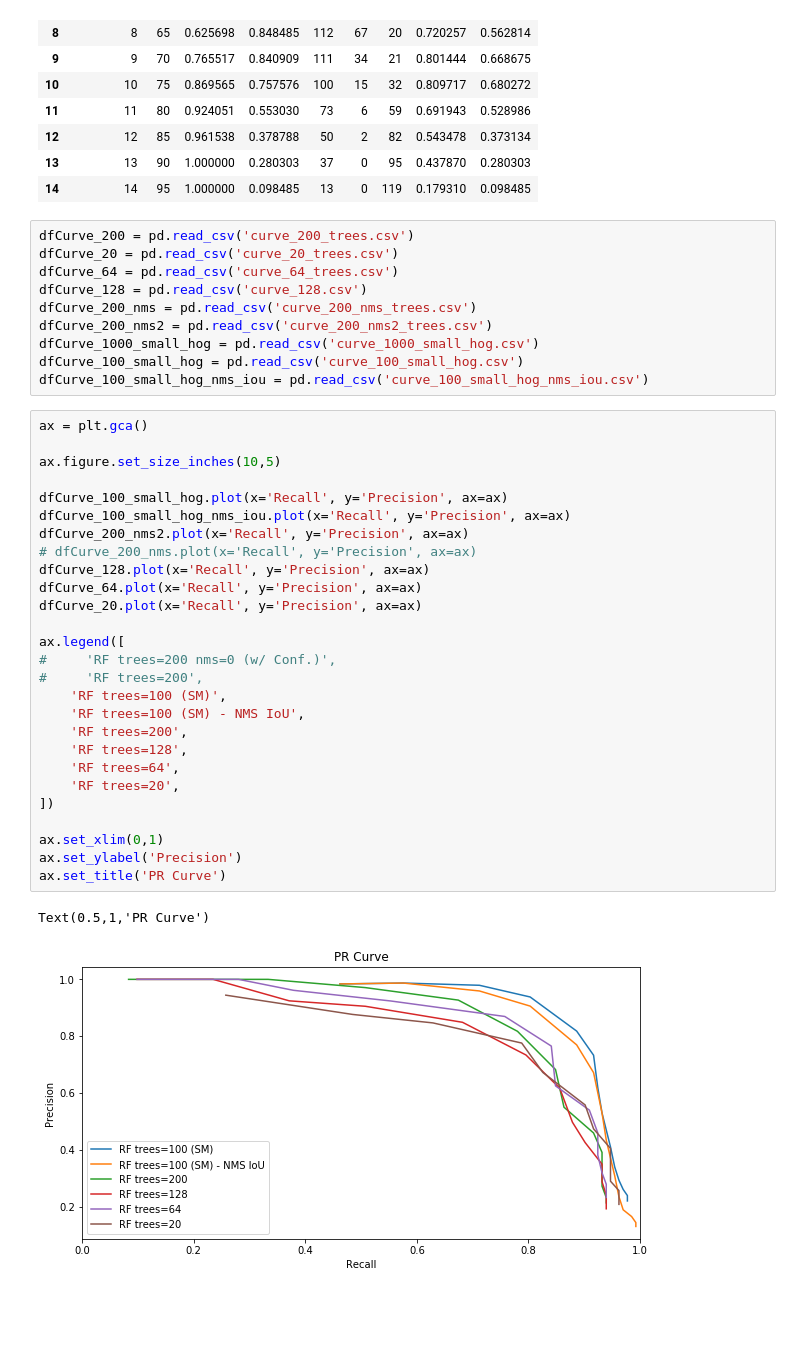
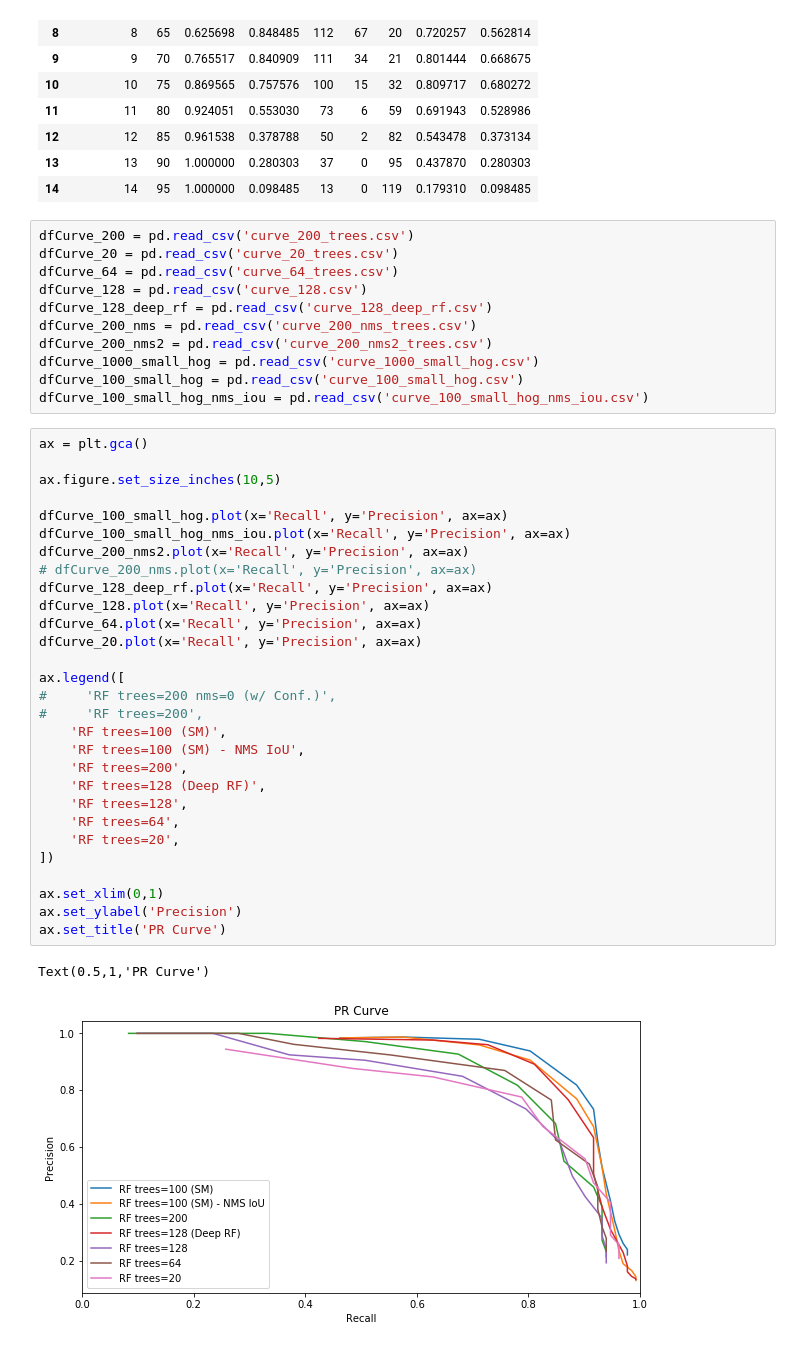
Before and after one commit to d-misra/object-detection, a Jupyter notebook: PR Curve.ipynb, the cells around one changed output. Drawn from its saved outputs; the diff is of its cells as text; blank space fills up the shorter version.

```diff
--- a/PR Curve.ipynb
+++ b/PR Curve.ipynb
@@ -283,6 +283,7 @@ dfCurve_200 = pd.read_csv('curve_200_trees.csv')
 dfCurve_20 = pd.read_csv('curve_20_trees.csv')
 dfCurve_64 = pd.read_csv('curve_64_trees.csv')
 dfCurve_128 = pd.read_csv('curve_128.csv')
+dfCurve_128_deep_rf = pd.read_csv('curve_128_deep_rf.csv')
 dfCurve_200_nms = pd.read_csv('curve_200_nms_trees.csv')
 dfCurve_200_nms2 = pd.read_csv('curve_200_nms2_trees.csv')
 dfCurve_1000_small_hog = pd.read_csv('curve_1000_small_hog.csv')
@@ -291,30 +292,32 @@ dfCurve_100_small_hog_nms_iou = pd.read_csv('curve_100_small_hog_nms_iou.csv')
 # %%
 ax = plt.gca()
 
 ax.figure.set_size_inches(10,5)
 
 dfCurve_100_small_hog.plot(x='Recall', y='Precision', ax=ax)
 dfCurve_100_small_hog_nms_iou.plot(x='Recall', y='Precision', ax=ax)
 dfCurve_200_nms2.plot(x='Recall', y='Precision', ax=ax)
 # dfCurve_200_nms.plot(x='Recall', y='Precision', ax=ax)
+dfCurve_128_deep_rf.plot(x='Recall', y='Precision', ax=ax)
 dfCurve_128.plot(x='Recall', y='Precision', ax=ax)
 dfCurve_64.plot(x='Recall', y='Precision', ax=ax)
 dfCurve_20.plot(x='Recall', y='Precision', ax=ax)
 
 ax.legend([
 #     'RF trees=200 nms=0 (w/ Conf.)',
 #     'RF trees=200',
     'RF trees=100 (SM)',
     'RF trees=100 (SM) - NMS IoU',
     'RF trees=200',
+    'RF trees=128 (Deep RF)',
     'RF trees=128',
     'RF trees=64',
     'RF trees=20',
 ])
 
 ax.set_xlim(0,1)
 ax.set_ylabel('Precision')
 ax.set_title('PR Curve')
 # %% [output]
 Text(0.5,1,'PR Curve')
-[figure, old version]
+[figure, new version]
```
Also changed, not shown: parts of 2 cells of this notebook, 4 other files.
